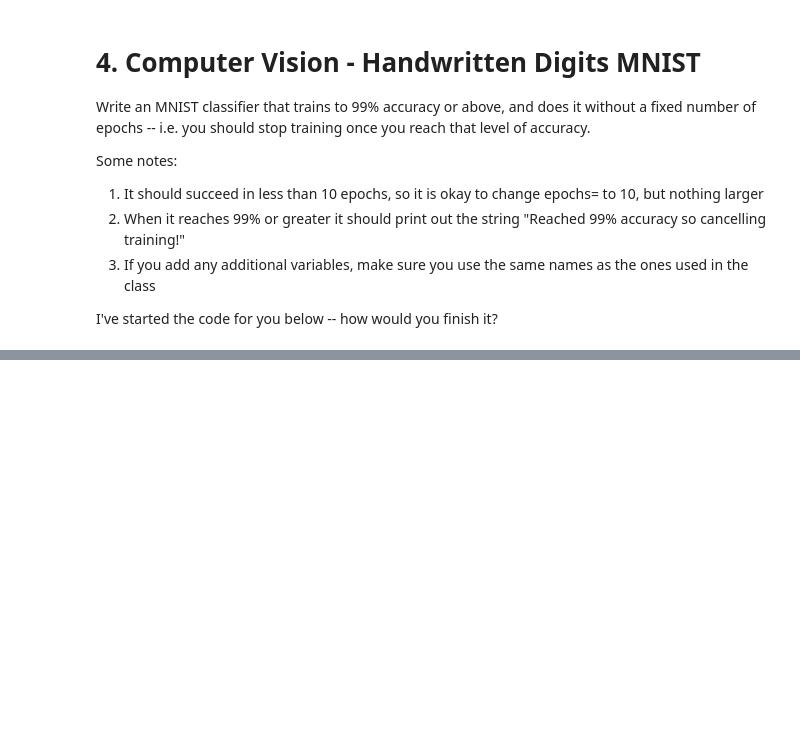
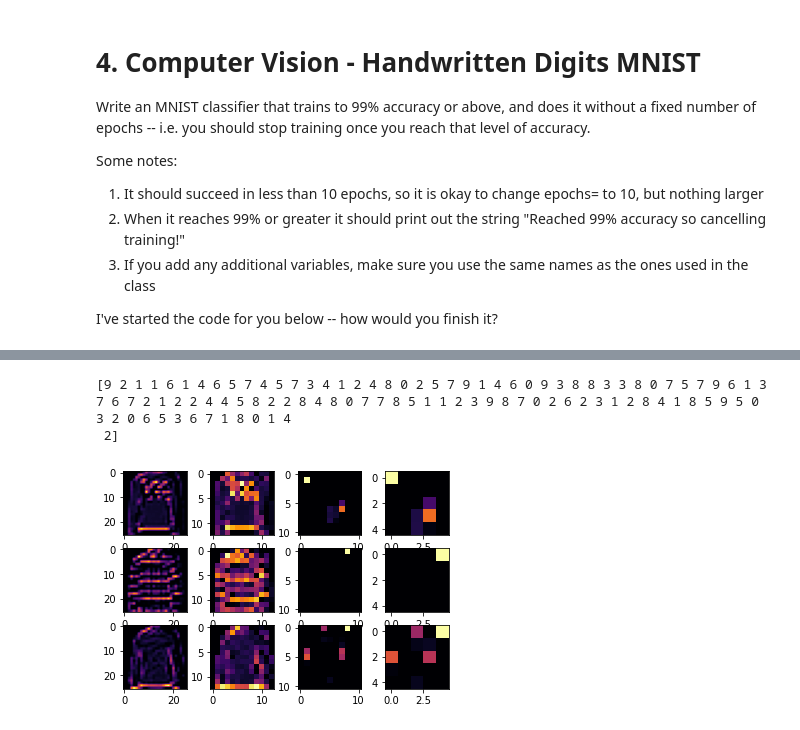
Before and after one commit to KashyapBhat/MyPathTowardsDataScience, a Jupyter notebook: Tensorflow_Studies.ipynb, the cells around one changed output, grey strips where cells are left out. Drawn from its saved outputs; the diff is of its cells as text; code cells hidden in the pictures; blank space fills up the shorter version.

```diff
--- a/Tensorflow_Studies.ipynb
+++ b/Tensorflow_Studies.ipynb
@@ -406,0 +424,22 @@ Reached 99% accuracy so cancelling training!
+# %%
+import tensorflow as tf
+print(tf.__version__)
+mnist = tf.keras.datasets.fashion_mnist
+(training_images, training_labels), (test_images, test_labels) = mnist.load_data()
+training_images=training_images.reshape(60000, 28, 28, 1) # convolution expects a single tensor containing everything, so instead of 60,000 28x28x1 items in a list, we have a single 4D list that is 60,000x28x28x1, and the same for the test images. If you don't do this, you'll get an error when training as the Convolutions do not recognize the shape.
+training_images=training_images / 255.0
+test_images = test_images.reshape(10000, 28, 28, 1)       # convolution expects a single tensor containing everything, so instead of 60,000 28x28x1 items in a list, we have a single 4D list that is 60,000x28x28x1, and the same for the test images. If you don't do this, you'll get an error when training as the Convolutions do not recognize the shape.
+test_images=test_images/255.0
+model = tf.keras.models.Sequential([
+  tf.keras.layers.Conv2D(64, (3,3), activation='relu', input_shape=(28, 28, 1)),
+  tf.keras.layers.MaxPooling2D(2, 2),
+  tf.keras.layers.Conv2D(64, (3,3), activation='relu'),
+  tf.keras.layers.MaxPooling2D(2,2),
+  tf.keras.layers.Flatten(),
+  tf.keras.layers.Dense(128, activation='relu'),
+  tf.keras.layers.Dense(10, activation='softmax')
+])
+model.compile(optimizer='adam', loss='sparse_categorical_crossentropy', metrics=['accuracy'])
+model.summary()
+model.fit(training_images, training_labels, epochs=5)
+test_loss = model.evaluate(test_images, test_labels)
@@ -406,0 +495,27 @@ Reached 99% accuracy so cancelling training!
+# %%
+print(test_labels[:100])
+# %% [output]
+[9 2 1 1 6 1 4 6 5 7 4 5 7 3 4 1 2 4 8 0 2 5 7 9 1 4 6 0 9 3 8 8 3 3 8 0 7 5 7 9 6 1 3 7 6 7 2 1 2 2 4 4 5 8 2 2 8 4 8 0 7 7 8 5 1 1 2 3 9 8 7 0 2 6 2 3 1 2 8 4 1 8 5 9 5 0 3 2 0 6 5 3 6 7 1 8 0 1 4
+ 2]
+# %%
+import matplotlib.pyplot as plt
+f, axarr = plt.subplots(3,4)
+FIRST_IMAGE=1
+SECOND_IMAGE=7
+THIRD_IMAGE=26
+CONVOLUTION_NUMBER = 32
+from tensorflow.keras import models
+layer_outputs = [layer.output for layer in model.layers]
+activation_model = tf.keras.models.Model(inputs = model.input, outputs = layer_outputs)
+for x in range(0,4):
+  f1 = activation_model.predict(test_images[FIRST_IMAGE].reshape(1, 28, 28, 1))[x]
+  axarr[0,x].imshow(f1[0, : , :, CONVOLUTION_NUMBER], cmap='inferno')
+  axarr[0,x].grid(False)
+  f2 = activation_model.predict(test_images[SECOND_IMAGE].reshape(1, 28, 28, 1))[x]
+  axarr[1,x].imshow(f2[0, : , :, CONVOLUTION_NUMBER], cmap='inferno')
+  axarr[1,x].grid(False)
+  f3 = activation_model.predict(test_images[THIRD_IMAGE].reshape(1, 28, 28, 1))[x]
+  axarr[2,x].imshow(f3[0, : , :, CONVOLUTION_NUMBER], cmap='inferno')
+  axarr[2,x].grid(False)
+# %% [output]
+[figure, added]
```
Also changed, not shown: parts of 15 cells of this notebook.
